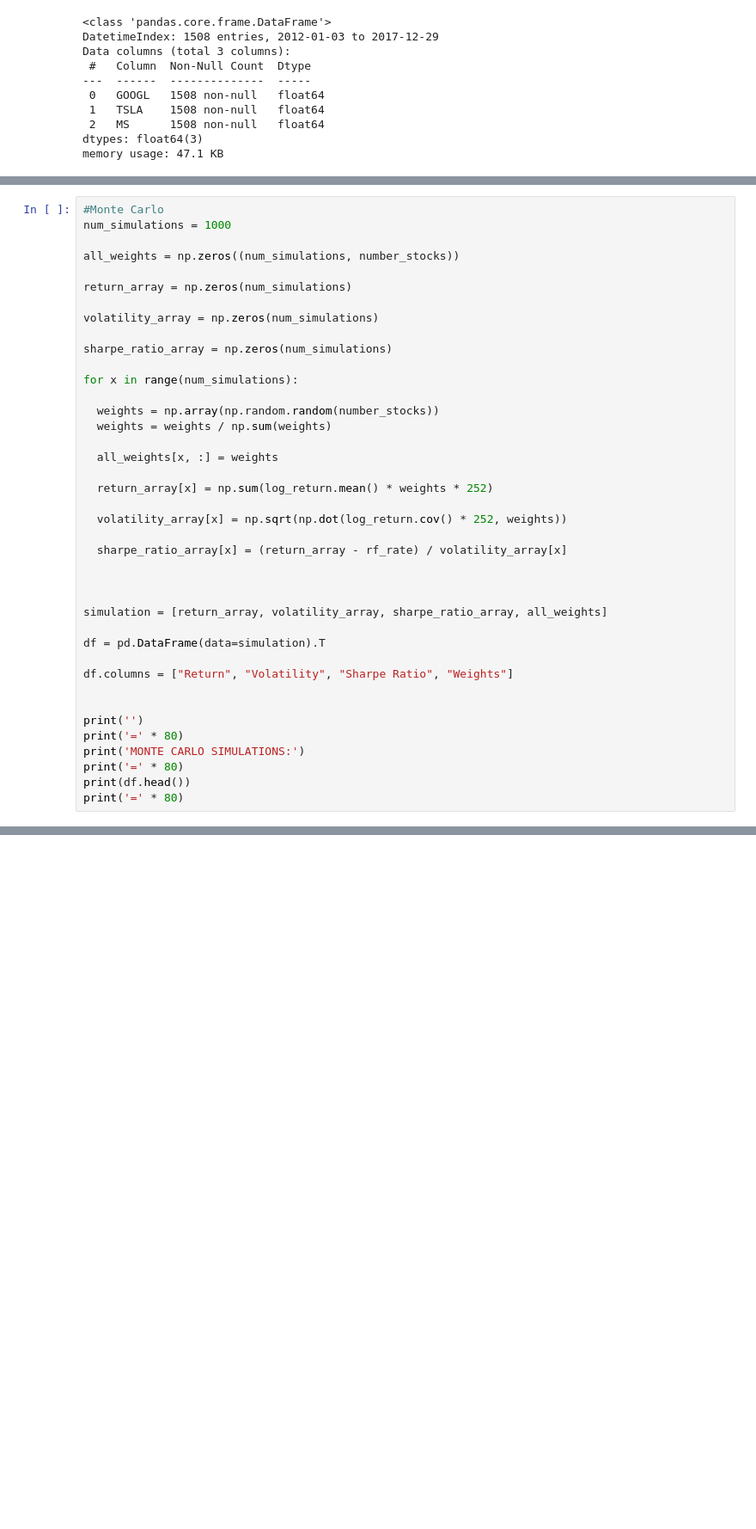
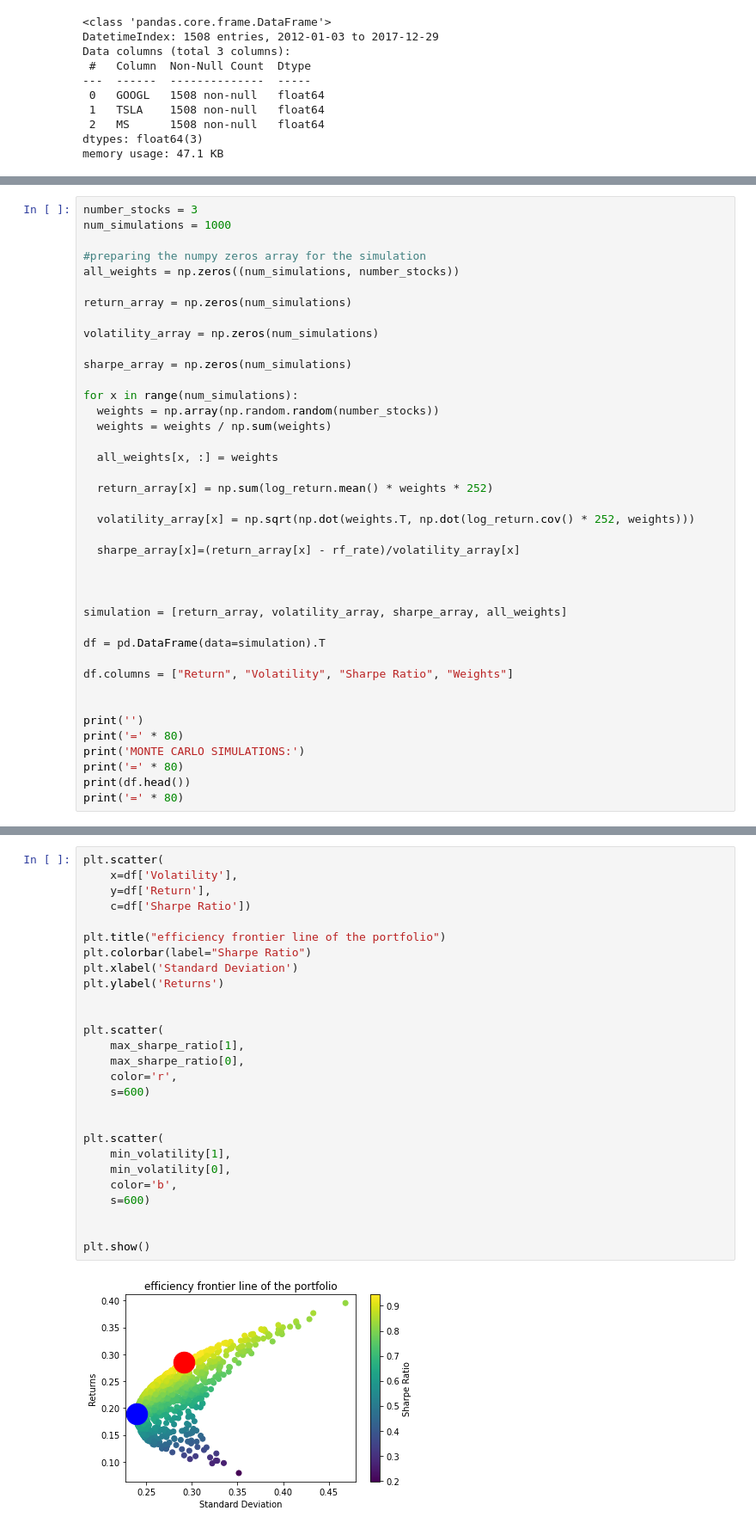
Before and after one commit to elliothebert/Portfolio_management, a Jupyter notebook: portfolio_management.ipynb, the cells around one changed output, grey strips where cells are left out. Shown: that part at 86% size. Cells and saved outputs as stored; diff of their text form; blank space fills up the shorter version.

```diff
--- a/portfolio_management.ipynb
+++ b/portfolio_management.ipynb
@@ -212,17 +230,17 @@ dtype: float64
 # %%
-#Monte Carlo
+number_stocks = 3
 num_simulations = 1000
 
+#preparing the numpy zeros array for the simulation
 all_weights = np.zeros((num_simulations, number_stocks))
 
 return_array = np.zeros(num_simulations)
 
 volatility_array = np.zeros(num_simulations)
 
-sharpe_ratio_array = np.zeros(num_simulations)
+sharpe_array = np.zeros(num_simulations)
 
 for x in range(num_simulations):
-
   weights = np.array(np.random.random(number_stocks))
   weights = weights / np.sum(weights)
 
@@ -230,13 +248,13 @@ for x in range(num_simulations):
 
   return_array[x] = np.sum(log_return.mean() * weights * 252)
 
-  volatility_array[x] = np.sqrt(np.dot(log_return.cov() * 252, weights))
+  volatility_array[x] = np.sqrt(np.dot(weights.T, np.dot(log_return.cov() * 252, weights)))
 
-  sharpe_ratio_array[x] = (return_array - rf_rate) / volatility_array[x]
+  sharpe_array[x]=(return_array[x] - rf_rate)/volatility_array[x]
 
 
 
-simulation = [return_array, volatility_array, sharpe_ratio_array, all_weights]
+simulation = [return_array, volatility_array, sharpe_array, all_weights]
 
 df = pd.DataFrame(data=simulation).T
 
@@ -275,0 +333,29 @@ print('-' * 80)
+# %%
+plt.scatter(
+    x=df['Volatility'],
+    y=df['Return'],
+    c=df['Sharpe Ratio'])
+
+plt.title("efficiency frontier line of the portfolio")
+plt.colorbar(label="Sharpe Ratio")
+plt.xlabel('Standard Deviation')
+plt.ylabel('Returns')
+
+
+plt.scatter(
+    max_sharpe_ratio[1],
+    max_sharpe_ratio[0],
+    color='r',
+    s=600)
+
+
+plt.scatter(
+    min_volatility[1],
+    min_volatility[0],
+    color='b',
+    s=600)
+
+
+plt.show()
+# %% [output]
+[figure, added]
```
Also changed, not shown: parts of 32 cells of this notebook.
